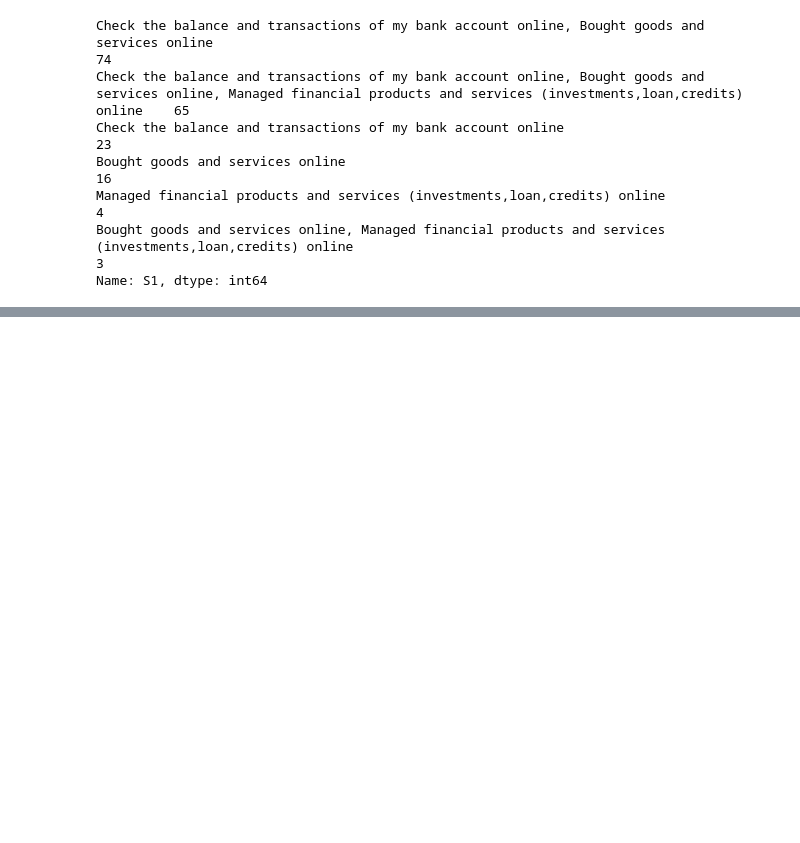
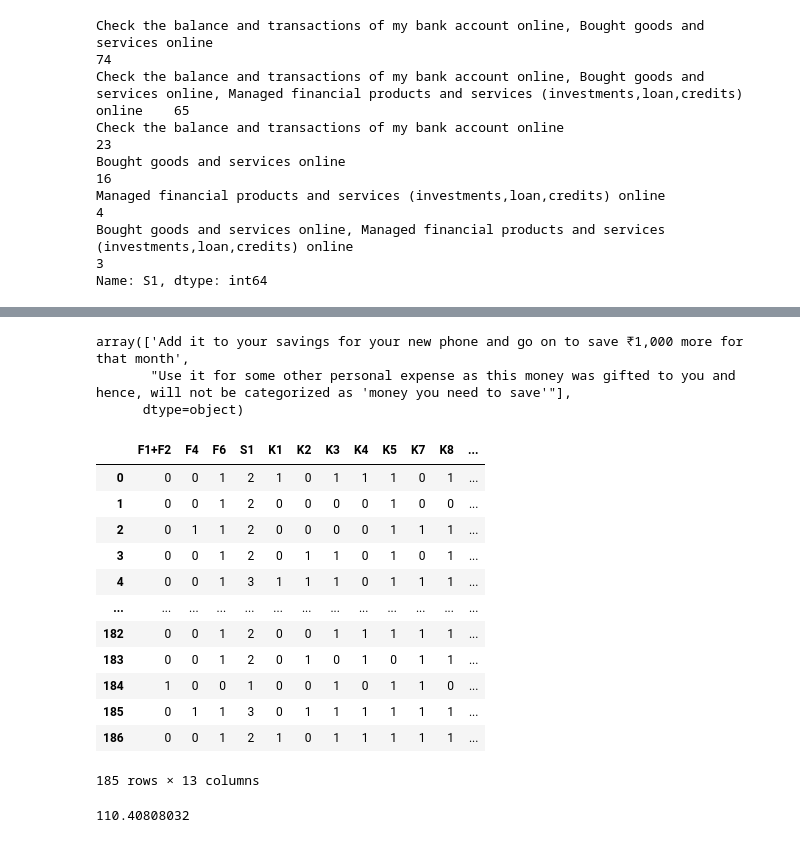
Before and after one commit to Roudranil/Financial-Literacy-project, a Jupyter notebook: scoring.ipynb, the cells around one changed output, grey strips where cells are left out. Drawn from its saved outputs; the diff is of its cells as text; code cells hidden in the pictures; blank space fills up the shorter version.

```diff
--- a/scoring.ipynb
+++ b/scoring.ipynb
@@ -191,0 +219,27 @@ scored_df['K4'] = data['K4'].map(lambda x: 1 if x=='Rs. 30,000' else 0)
+# %%
+data['K5'].unique()
+# %% [output]
+array(['Add it to your savings for your new phone and go on to save ₹1,000 more for that month',
+       "Use it for some other personal expense as this money was gifted to you and hence, will not be categorized as 'money you need to save'"],
+      dtype=object)
+# %%
+scored_df['K5'] = data['K5'].map(lambda x: 1 if x=="Add it to your savings for your new phone and go on to save ₹1,000 more for that month" else 0)
+# %%
+data['K7'].unique()
+scored_df['K7'] = data['K7'].map(lambda x: 1 if x == 'You keep the remaining money with yourself and do not buy anything else.' else 0)
+# %%
+scored_df
+# %% [output]
+|  | F1+F2 | F4 | F6 | S1 | K1 | K2 | K3 | K4 | K5 | K7 | K8 | ... |
+| 0 | 0 | 0 | 1 | 2 | 1 | 0 | 1 | 1 | 1 | 0 | 1 | ... |
+| 1 | 0 | 0 | 1 | 2 | 0 | 0 | 0 | 0 | 1 | 0 | 0 | ... |
+| 2 | 0 | 1 | 1 | 2 | 0 | 0 | 0 | 0 | 1 | 1 | 1 | ... |
+| 3 | 0 | 0 | 1 | 2 | 0 | 1 | 1 | 0 | 1 | 0 | 1 | ... |
+| 4 | 0 | 0 | 1 | 3 | 1 | 1 | 1 | 0 | 1 | 1 | 1 | ... |
+| ... | ... | ... | ... | ... | ... | ... | ... | ... | ... | ... | ... | ... |
+| 182 | 0 | 0 | 1 | 2 | 0 | 0 | 1 | 1 | 1 | 1 | 1 | ... |
+| 183 | 0 | 0 | 1 | 2 | 0 | 1 | 0 | 1 | 0 | 1 | 1 | ... |
+| 184 | 1 | 0 | 0 | 1 | 0 | 0 | 1 | 0 | 1 | 1 | 0 | ... |
+| 185 | 0 | 1 | 1 | 3 | 0 | 1 | 1 | 1 | 1 | 1 | 1 | ... |
+| 186 | 0 | 0 | 1 | 2 | 1 | 0 | 1 | 1 | 1 | 1 | 1 | ... |
+185 rows × 13 columns
@@ -191,0 +255,4 @@ scored_df['K4'] = data['K4'].map(lambda x: 1 if x=='Rs. 30,000' else 0)
+# %%
+100 * ((1 + 2/100) ** 5)
+# %% [output]
+110.40808032
```
Also changed, not shown: parts of 9 cells of this notebook.
